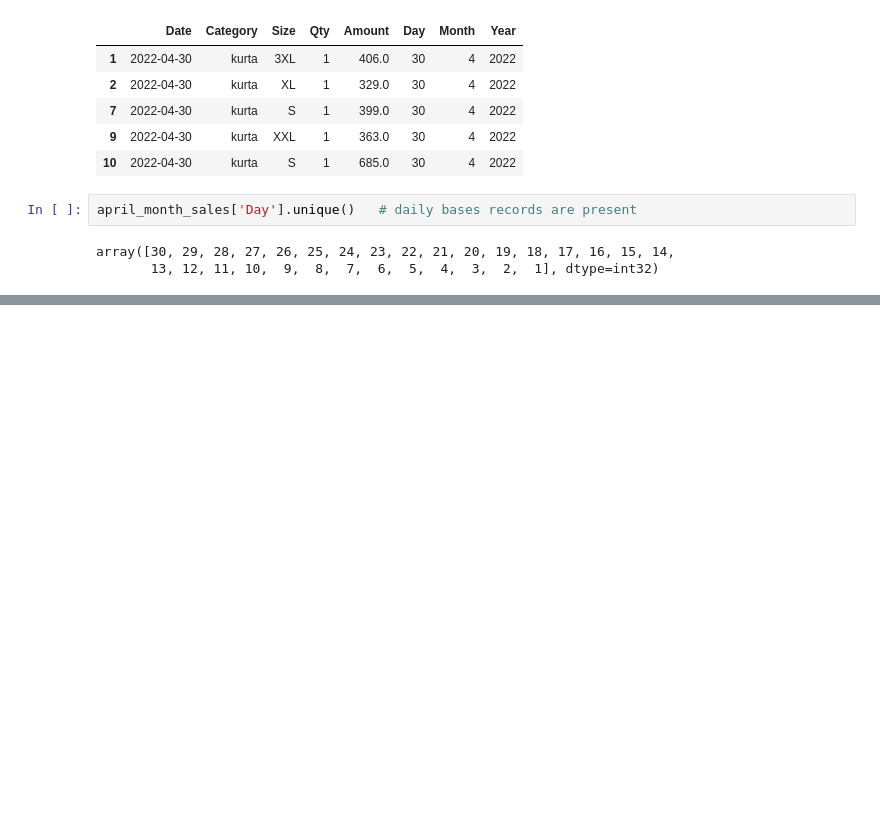
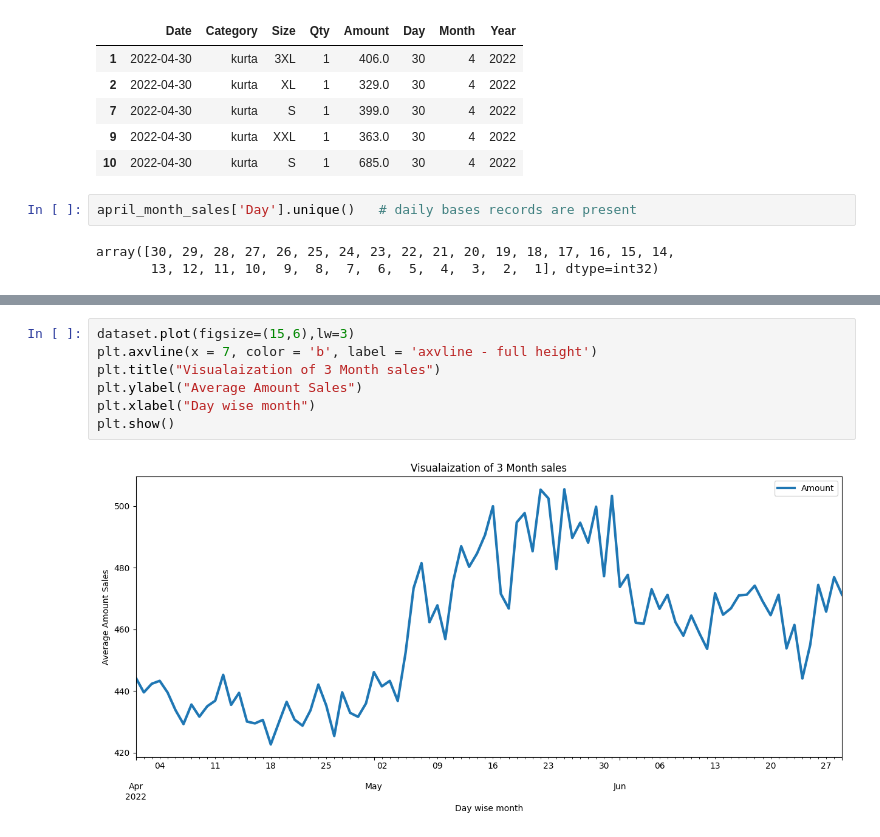
Before and after one commit to Ranjit-Singh-786/product_demand_forecasting, a Jupyter notebook: research_notebook.ipynb, the cells around one changed output, grey strips where cells are left out. Cells and saved outputs as stored; diff of their text form; blank space fills up the shorter version.

```diff
--- a/research_notebook.ipynb
+++ b/research_notebook.ipynb
@@ -213,0 +227,9 @@ dataset.head()
+# %%
+dataset.plot(figsize=(15,6),lw=3)
+plt.axvline(x = 7, color = 'b', label = 'axvline - full height')
+plt.title("Visualaization of 3 Month sales")
+plt.ylabel("Average Amount Sales")
+plt.xlabel("Day wise month")
+plt.show()
+# %% [output]
+[figure, added]
```
Also changed, not shown: parts of 40 cells of this notebook, 7 other files.
